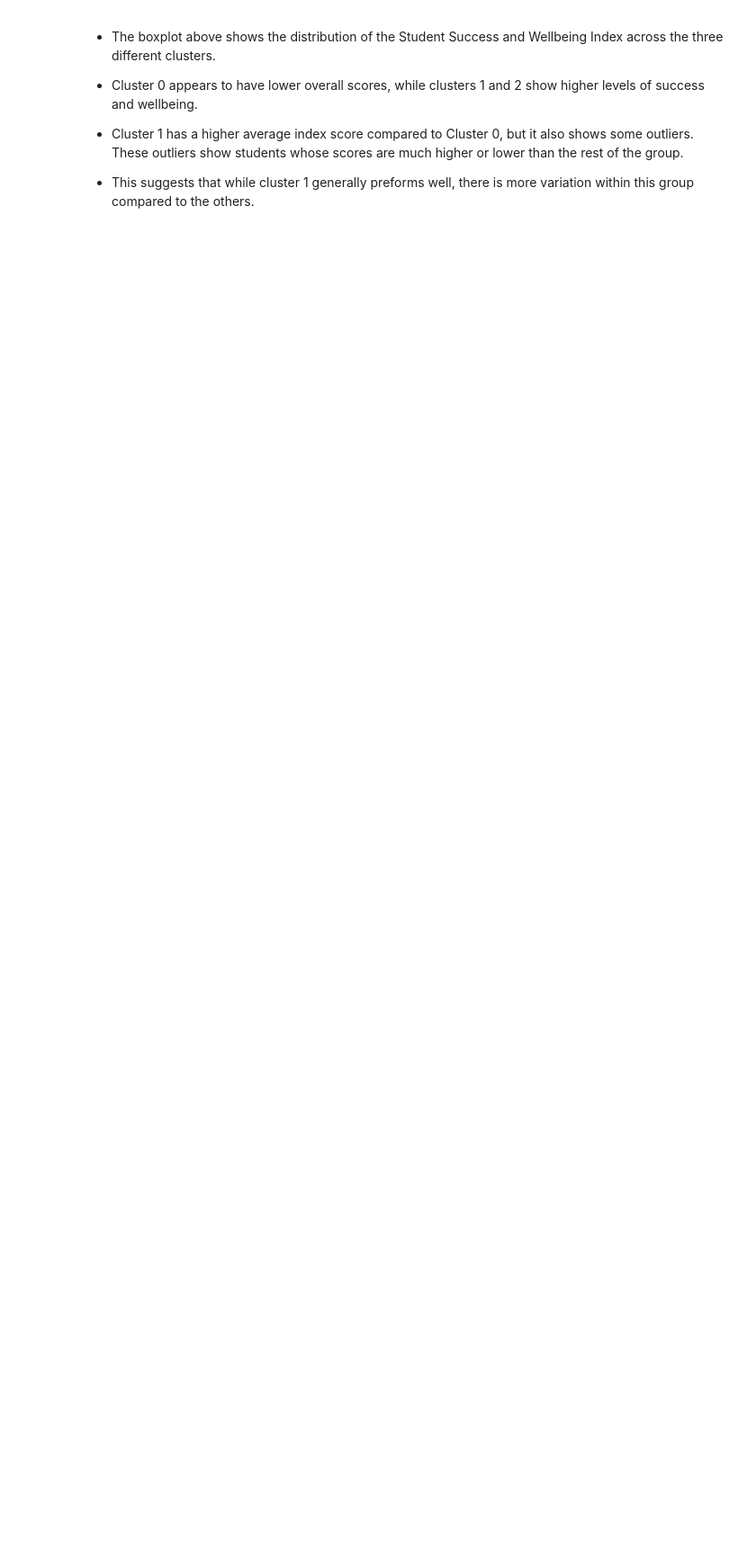
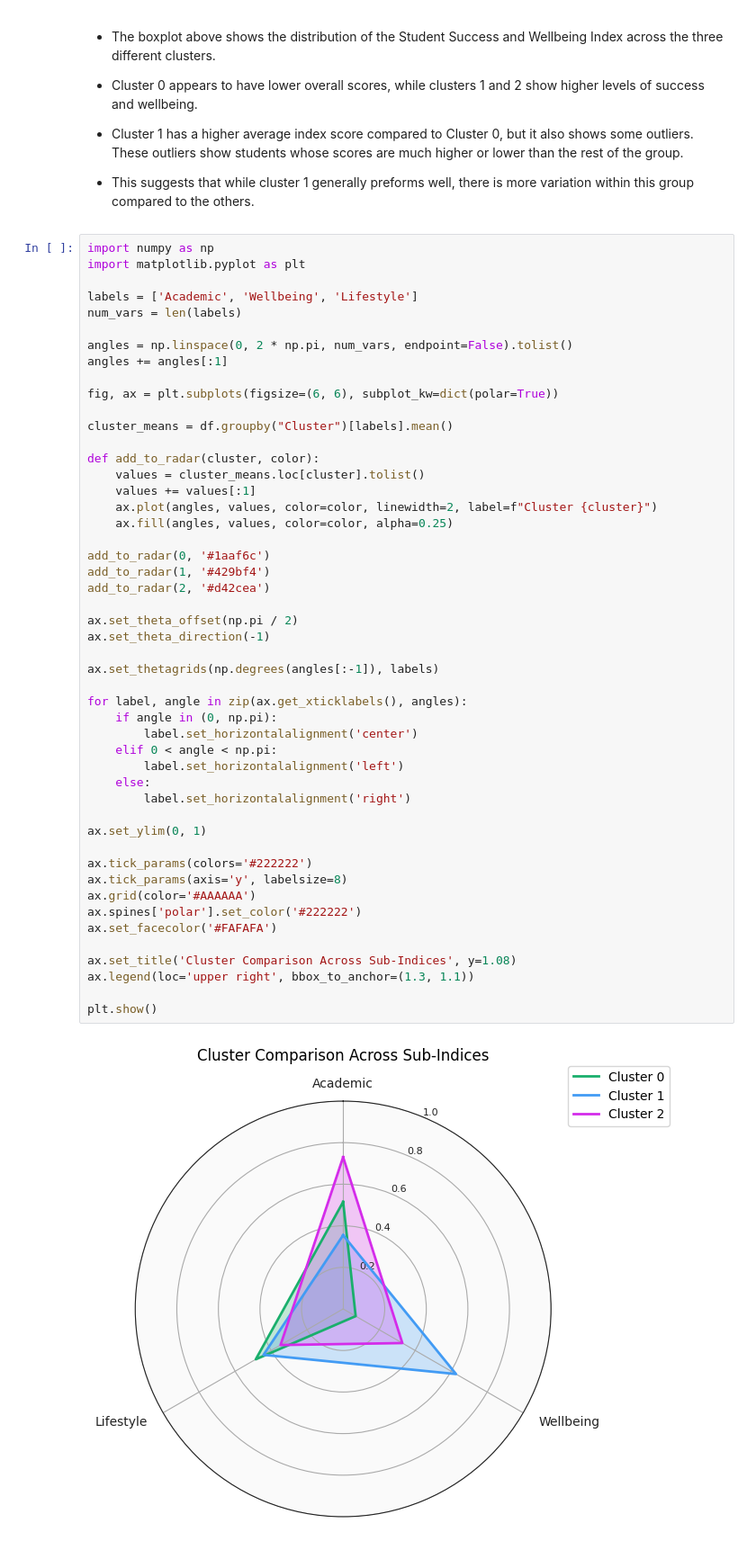
Before and after one commit to 1NVI5IBLE/Student-Success-Wellbeing-Index, a Jupyter notebook: Student_Success_Wellbeing_Index.ipynb, the cells around one changed output. Shown at 90% size. Cells and saved outputs as stored; diff of their text form; blank space fills up the shorter version.

Commit message:
Created radar chart to visualise cluster differences in academic, wellbeing, and lifestyle

```diff
--- a/Student_Success_Wellbeing_Index.ipynb
+++ b/Student_Success_Wellbeing_Index.ipynb
@@ -381,3 +381,54 @@ plt.show()
 - Cluster 1 has a higher average index score compared to Cluster 0, but it also shows some outliers. These outliers show students whose scores are much higher or lower than the rest of the group.
 
 - This suggests that while cluster 1 generally preforms well, there is more variation within this group compared to the others.
+# %%
+import numpy as np
+import matplotlib.pyplot as plt
+
+labels = ['Academic', 'Wellbeing', 'Lifestyle']
+num_vars = len(labels)
+
+angles = np.linspace(0, 2 * np.pi, num_vars, endpoint=False).tolist()
+angles += angles[:1]
+
+fig, ax = plt.subplots(figsize=(6, 6), subplot_kw=dict(polar=True))
+
+cluster_means = df.groupby("Cluster")[labels].mean()
+
+def add_to_radar(cluster, color):
+    values = cluster_means.loc[cluster].tolist()
+    values += values[:1]
+    ax.plot(angles, values, color=color, linewidth=2, label=f"Cluster {cluster}")
+    ax.fill(angles, values, color=color, alpha=0.25)
+
+add_to_radar(0, '#1aaf6c')
+add_to_radar(1, '#429bf4')
+add_to_radar(2, '#d42cea')
+
+ax.set_theta_offset(np.pi / 2)
+ax.set_theta_direction(-1)
+
+ax.set_thetagrids(np.degrees(angles[:-1]), labels)
+
+for label, angle in zip(ax.get_xticklabels(), angles):
+    if angle in (0, np.pi):
+        label.set_horizontalalignment('center')
+    elif 0 < angle < np.pi:
+        label.set_horizontalalignment('left')
+    else:
+        label.set_horizontalalignment('right')
+
+ax.set_ylim(0, 1)
+
+ax.tick_params(colors='#222222')
+ax.tick_params(axis='y', labelsize=8)
+ax.grid(color='#AAAAAA')
+ax.spines['polar'].set_color('#222222')
+ax.set_facecolor('#FAFAFA')
+
+ax.set_title('Cluster Comparison Across Sub-Indices', y=1.08)
+ax.legend(loc='upper right', bbox_to_anchor=(1.3, 1.1))
+
+plt.show()
+# %% [output]
+[figure, added]
```
Also changed, not shown: parts of 2 cells of this notebook.
